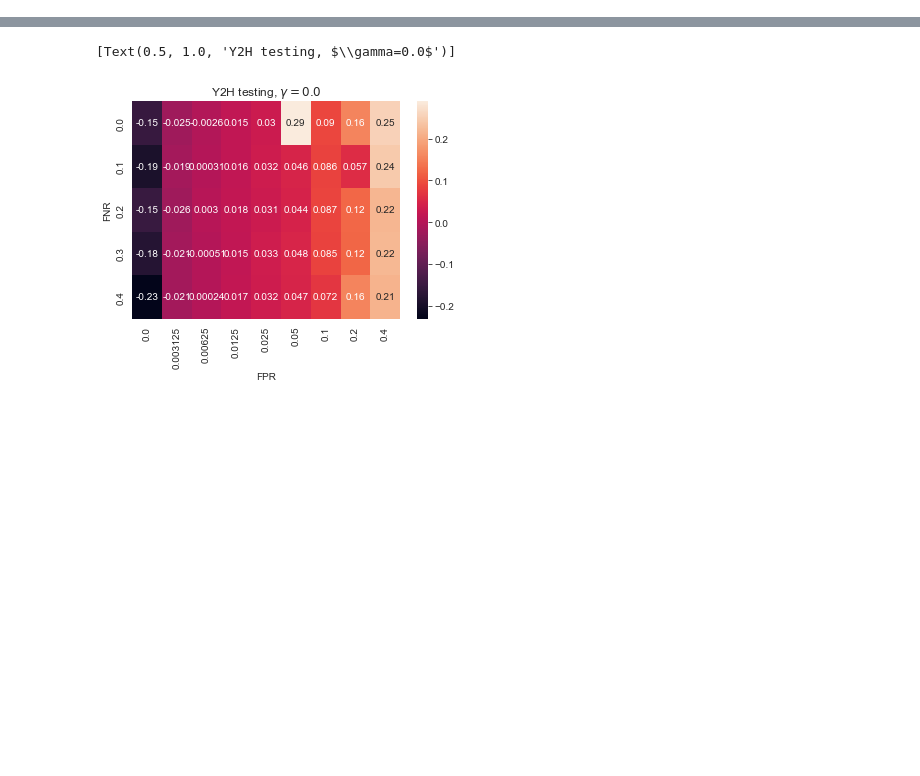
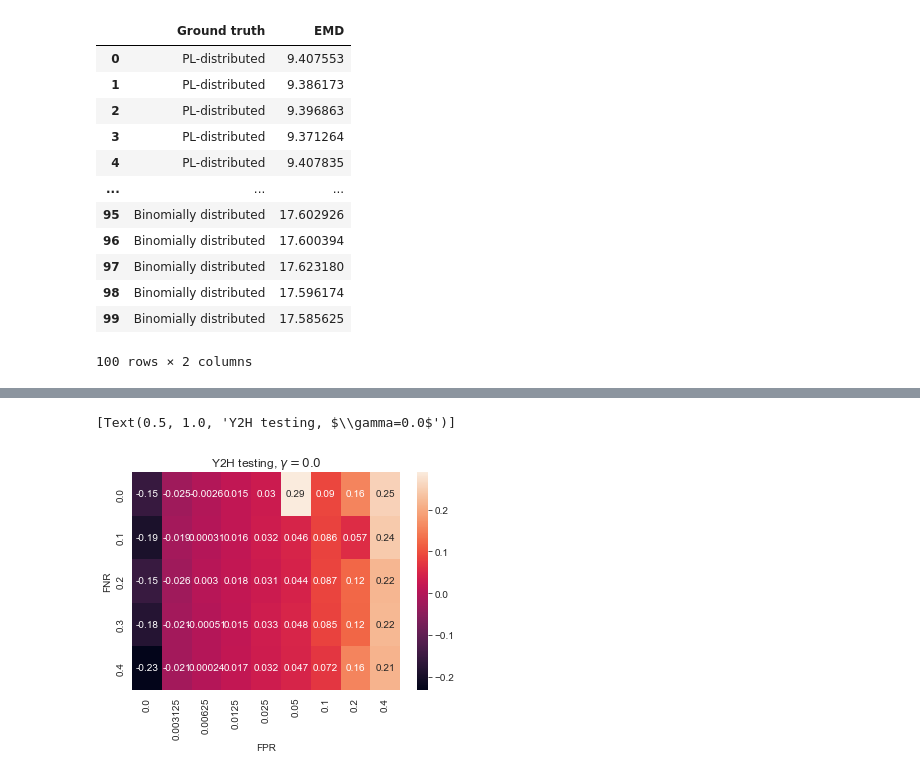
Before and after one commit to bionetslab/ppi-network-simulation, a Jupyter notebook: plot_results.ipynb, the cells around one changed output, grey strips where cells are left out. Cells and saved outputs as stored; diff of their text form; code cells hidden in the pictures; blank space fills up the shorter version.

```diff
--- a/plot_results.ipynb
+++ b/plot_results.ipynb
@@ -50,0 +102,16 @@ fig, axes = plt.subplot_mosaic(mosaic=[['A','B'],['C','D']],sharex=True)
+# %%
+distances
+# %% [output]
+|  | Ground truth | EMD |
+| 0 | PL-distributed | 9.407553 |
+| 1 | PL-distributed | 9.386173 |
+| 2 | PL-distributed | 9.396863 |
+| 3 | PL-distributed | 9.371264 |
+| 4 | PL-distributed | 9.407835 |
+| ... | ... | ... |
+| 95 | Binomially distributed | 17.602926 |
+| 96 | Binomially distributed | 17.600394 |
+| 97 | Binomially distributed | 17.623180 |
+| 98 | Binomially distributed | 17.596174 |
+| 99 | Binomially distributed | 17.585625 |
+100 rows × 2 columns
```
Also changed, not shown: parts of 15 cells of this notebook, 2 other files.
